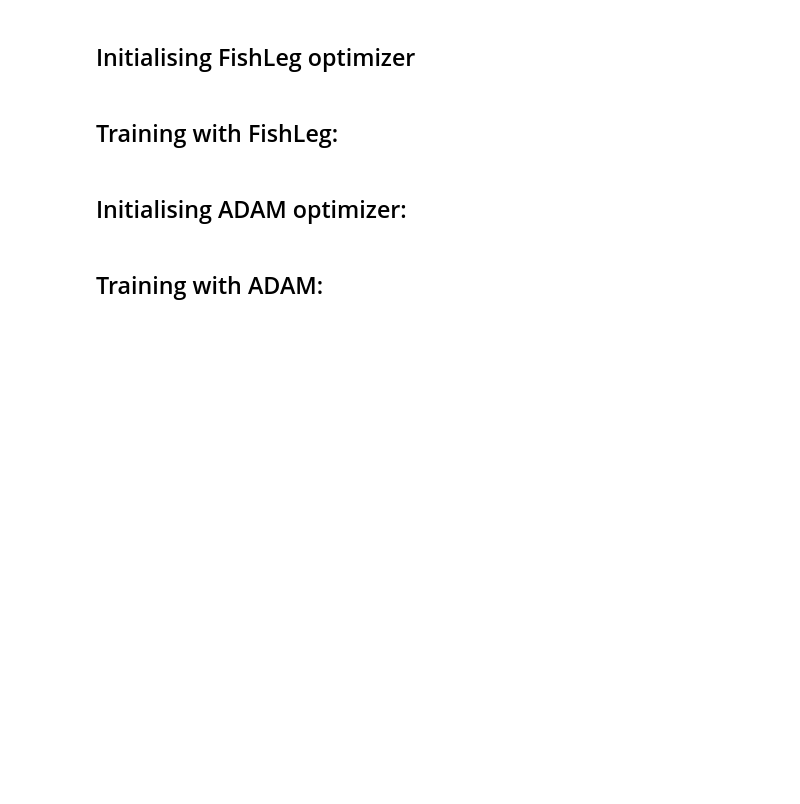
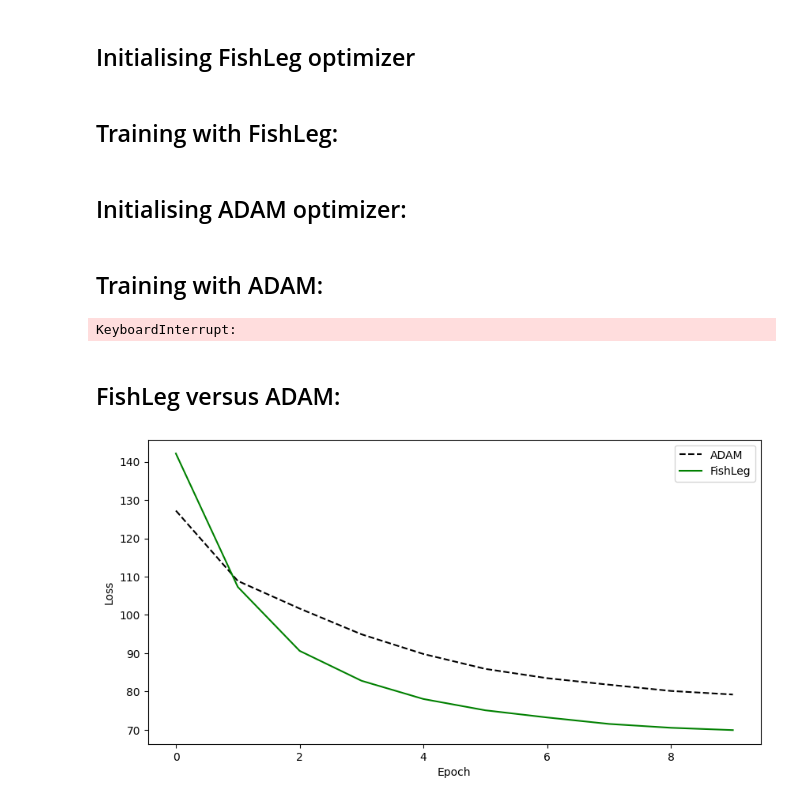
Before and after one commit to mtkresearch/FishLeg, a Jupyter notebook: examples/MNIST_autoencoder.ipynb, the cells around one changed output. Cells and saved outputs as stored; diff of their text form; code cells hidden in the pictures; blank space fills up the shorter version.

```diff
--- a/examples/MNIST_autoencoder.ipynb
+++ b/examples/MNIST_autoencoder.ipynb
@@ -249,14 +249,17 @@ for epoch in range(1, epochs + 1):
 # %% [markdown]
 ## Initialising ADAM optimizer:
 # %%
-lr = 0.001
+# Define the control ADAM model
+model_ADAM = copy.deepcopy(model).to(device)
+
+lr = 0.005
 # betas = (0.7, 0.9)
 weight_decay = 1e-5
 # eps = 1e-8
 likelihood = FISH_LIKELIHOODS["bernoulli"](device=device)
 
 opt = optim.Adam(
-    model.parameters(),
+    model_ADAM.parameters(),
     lr=lr,
     # betas=betas,
     weight_decay=weight_decay,
@@ -269,10 +272,13 @@ writer = SummaryWriter(
 # %% [markdown]
 ## Training with ADAM:
 # %%
-epochs = 100
+epochs = 10
 
 st = time.time()
 eval_time = 0
+
+train_losses_ADAM = []
+test_losses_ADAM = []
 
 for epoch in range(1, epochs + 1):
     with tqdm(train_loader, unit="batch") as tepoch:
@@ -283,7 +289,7 @@ for epoch in range(1, epochs + 1):
             batch_data, batch_labels = batch_data.to(device), batch_labels.to(device)
 
             opt.zero_grad()
-            output = model(batch_data)
+            output = model_ADAM(batch_data)
 
             loss = likelihood(output, batch_labels)
 
@@ -294,7 +300,7 @@ for epoch in range(1, epochs + 1):
 
             et = time.time()
             if n % 50 == 0:
-                model.eval()
+                model_ADAM.eval()
 
                 running_test_loss = 0
 
@@ -303,7 +309,7 @@ for epoch in range(1, epochs + 1):
                         device
                     ), test_batch_labels.to(device)
 
-                    test_output = model(test_batch_data)
+                    test_output = model_ADAM(test_batch_data)
 
                     test_loss = likelihood(test_output, test_batch_labels)
 
@@ -312,7 +318,7 @@ for epoch in range(1, epochs + 1):
                 running_test_loss /= m
 
                 tepoch.set_postfix(loss=loss.item(), test_loss=running_test_loss)
-                model.train()
+                model_ADAM.train()
                 eval_time += time.time() - et
 
         epoch_time = time.time() - st - eval_time
@@ -320,6 +326,10 @@ for epoch in range(1, epochs + 1):
         tepoch.set_postfix(
             loss=running_loss / n, test_loss=running_test_loss, epoch_time=epoch_time
         )
+
+        train_losses_ADAM.append(running_loss / n)
+        test_losses_ADAM.append(running_test_loss)
+
         # Write out the losses per epoch
         writer.add_scalar("Loss/train", running_loss / n, epoch)
         writer.add_scalar("Loss/test", running_test_loss, epoch)
@@ -327,3 +337,20 @@ for epoch in range(1, epochs + 1):
         # Write out the losses per wall clock time
         writer.add_scalar("Loss/train/time", running_loss / n, epoch_time)
         writer.add_scalar("Loss/test/time", running_test_loss, epoch_time)
+# %% [output]
+KeyboardInterrupt:
+# %% [markdown]
+## FishLeg versus ADAM:
+# %%
+plt.figure(figsize=(10, 5))
+
+plt.plot(test_losses_ADAM, 'k--',label="ADAM")
+plt.plot(test_losses_FishLeg, 'g',label="FishLeg")
+
+plt.xlabel("Epoch")
+plt.ylabel("Loss")
+
+plt.legend()
+plt.show()
+# %% [output]
+[figure, added]
```
Also changed, not shown: parts of 9 cells of this notebook.
